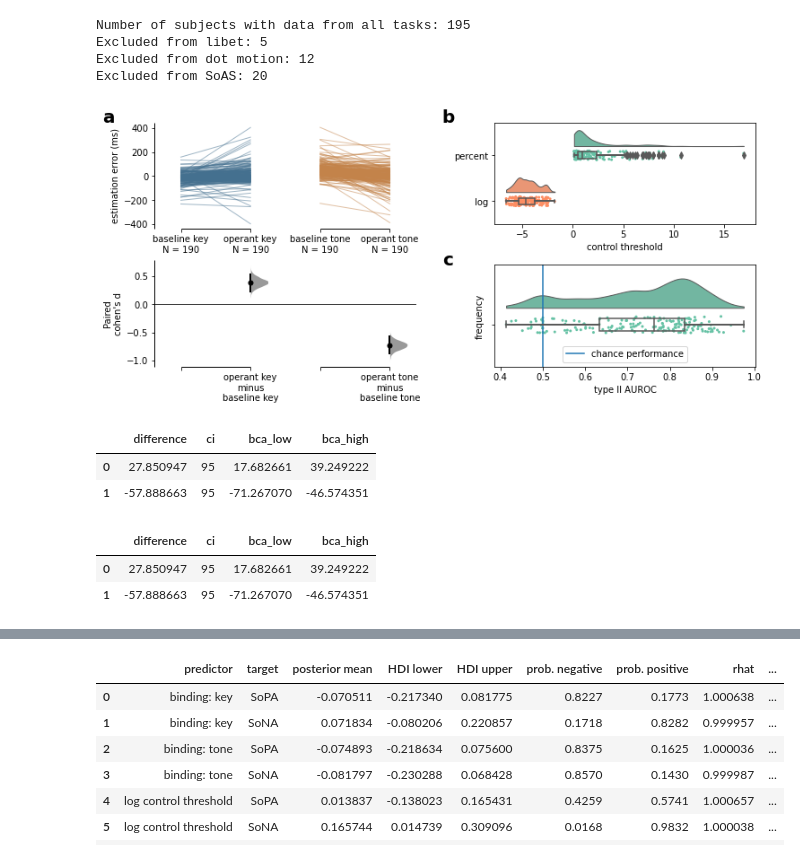
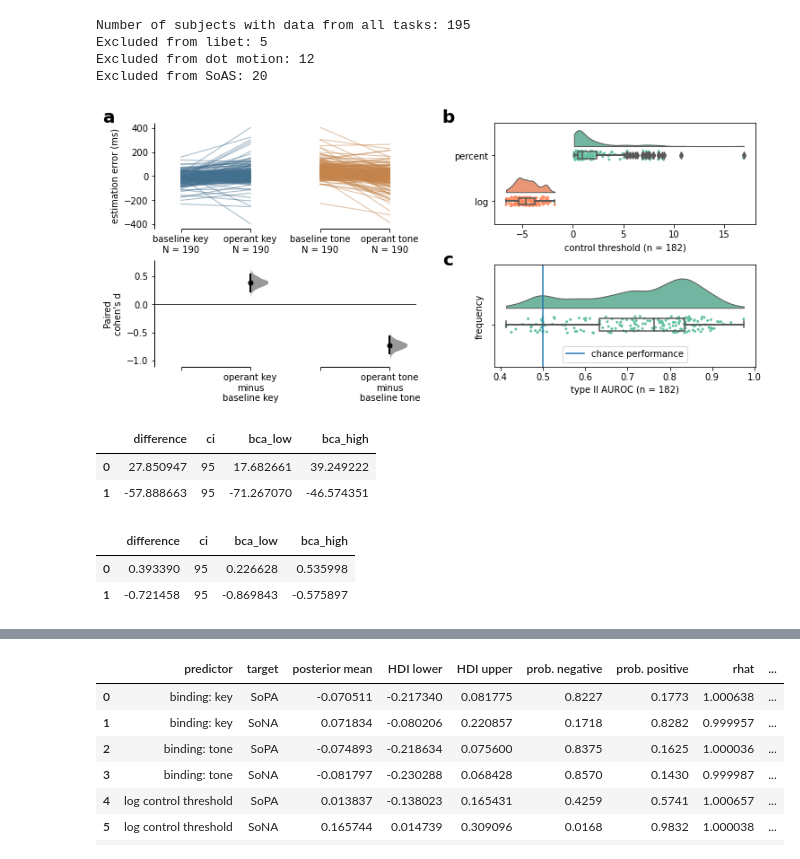
Before and after one commit to apex-lab/agency-battery-analysis, a Jupyter notebook: analysis.ipynb, the cells around one changed output, grey strips where cells are left out. Drawn from its saved outputs; the diff is of its cells as text; code cells hidden in the pictures.

Commit message:
updates to use anonymized data directory and adds motion tracking task's sample size to Figure 1

```diff
--- a/analysis.ipynb
+++ b/analysis.ipynb
@@ -17,7 +17,7 @@ import dabest
 from util.tasks import process_SoAS, process_libet, process_dot_motion
 # %%
 # parse dataset
-layout = BIDSLayout('data_bids', validate = False)
+layout = BIDSLayout('data_bids_anon', validate = False)
 
 # get subjects who completed everything through the SoA scale
 sub_ids = layout.get_subjects(task = 'SoAScale')
@@ -71,36 +71,36 @@ def add_label(ax, label):
     ax.text(
         xmin - .2 * xscale, ymax,
         label, size = 20, weight = 'bold'
     )
 
 fig = plt.figure(figsize = (12, 5))
 gs = gridspec.GridSpec(2, 2, wspace = .3, hspace = .4)
 
 # visualize intentional binding effect
 left_ax = fig.add_subplot(gs[:, 0])
 data.cohens_d.plot(es_marker_size = 5, ax = left_ax, show_delta2 = False)
 left_ax.get_legend().remove()
 add_label(left_ax, 'a')
 
 # visualize distribution of dot motion measurements
 ax = fig.add_subplot(gs[0, 1])
 pt.RainCloud(x = 'type', y = 'control threshold', data = ct_df, orient = 'h', ax = ax)
 ax.set_ylabel(None)
-ax.set_xlabel('control threshold')
+ax.set_xlabel('control threshold (n = %d)'%dot_motion.shape[0])
 add_label(ax, 'b')
 
 ax = fig.add_subplot(gs[1, 1])
 pt.RainCloud(y = 'AUROC', data = dot_motion, orient = 'h', ax = ax)
-ax.set_xlabel('type II AUROC')
+ax.set_xlabel('type II AUROC (n = %d)'%dot_motion.shape[0])
 ax.set_ylabel('frequency')
 ax.axvline(.5, label = 'chance performance')
 ax.legend(loc = 'lower center')
 add_label(ax, 'c')
 
 plt.savefig('Figure1.jpeg', dpi = 500)
 plt.show()
 # %% [output]
-[figure, old version]
+[figure, new version]
 # %%
 # non-standard effect size estimates for intentional binding
 data.mean_diff.results[['difference', 'ci', 'bca_low', 'bca_high']]
@@ -110,11 +110,11 @@ data.mean_diff.results[['difference', 'ci', 'bca_low', 'bca_high']]
 | 1 | -57.888663 | 95 | -71.267070 | -46.574351 |
 # %%
 # standardized effect size estimates
-data.mean_diff.results[['difference', 'ci', 'bca_low', 'bca_high']]
+data.cohens_d.results[['difference', 'ci', 'bca_low', 'bca_high']]
 # %% [output]
 |  | difference | ci | bca_low | bca_high |
-| 0 | 27.850947 | 95 | 17.682661 | 39.249222 |
-| 1 | -57.888663 | 95 | -71.267070 | -46.574351 |
+| 0 | 0.393390 | 95 | 0.226628 | 0.535998 |
+| 1 | -0.721458 | 95 | -0.869843 | -0.575897 |
 # %%
 # merge sensorimotor measures
 merged_sm = libet_subs.merge(dot_motion, how = 'outer', on = 'subject')
```
Also changed, not shown: parts of 1 cell of this notebook, 4 other files.
